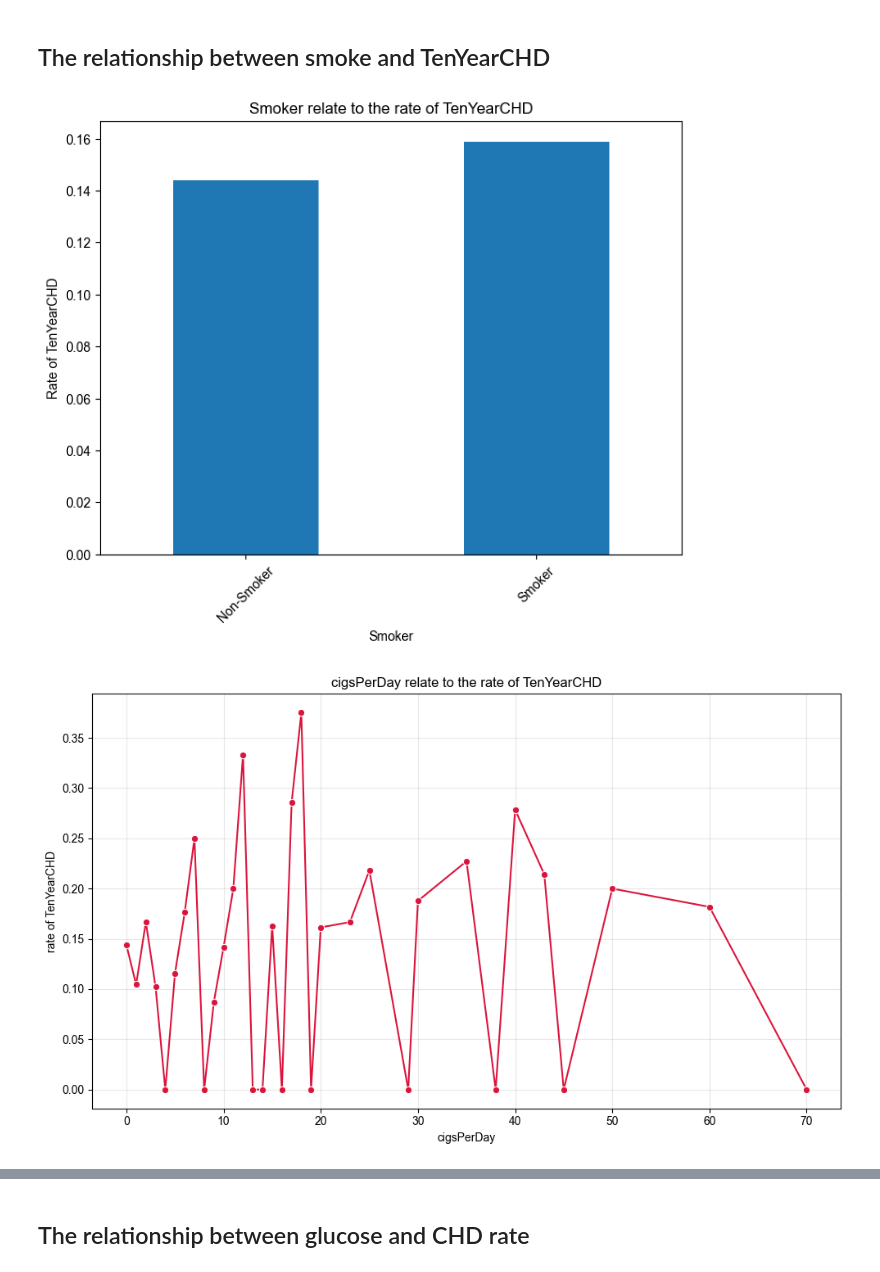
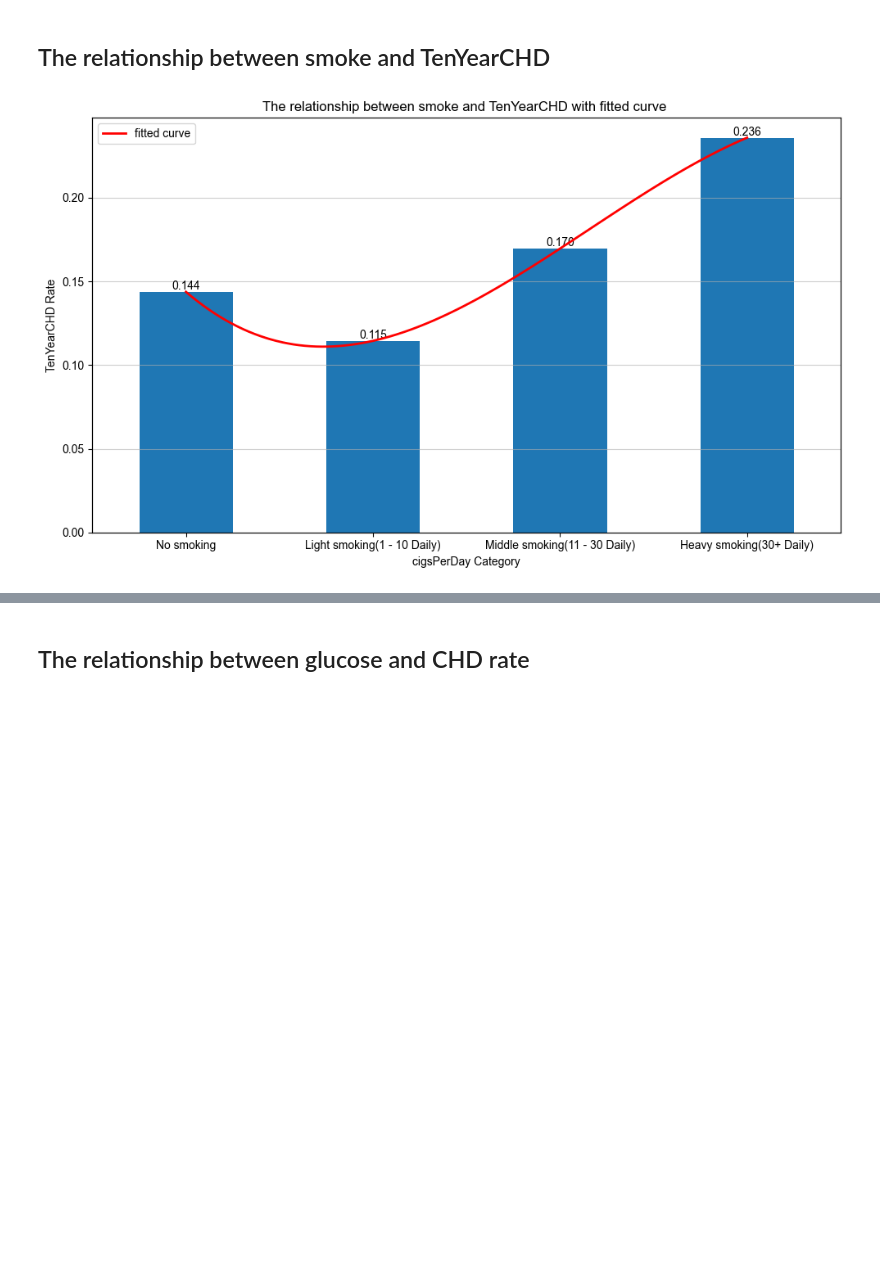
Before and after one commit to Yute-Tjr/CHD_data_analysis, a Jupyter notebook: CHD_data_analysis.ipynb, the cells around one changed output, grey strips where cells are left out. Saved outputs shown, nothing was run; the diff lists cells and outputs as text; code cells hidden in the pictures; blank space fills up the shorter version.

```diff
--- a/CHD_data_analysis.ipynb
+++ b/CHD_data_analysis.ipynb
@@ -782,30 +783,59 @@ Conclusion: From the result of output we can know, there is a positive relations
 # %% [markdown]
 ## The relationship between smoke and TenYearCHD
 # %%
+def categorize_smoking(cigs):
+    if cigs == 0:
+        return 'No smoking'
+    elif 1 <= cigs <= 10:
+        return 'Light smoking(1 - 10 Daily)'
+    elif 11 <= cigs <= 30:
+        return 'Middle smoking(11 - 30 Daily)'
+    else:
+        return 'Heavy smoking(30+ Daily)'
 
-smoker_chd = df_filled.groupby('currentSmoker')['TenYearCHD'].mean()
+df_filled['smoking_category'] = df_filled['cigsPerDay'].apply(categorize_smoking)
 
-plt.figure(figsize=(8, 6))
-smoker_chd.plot(kind='bar')
-plt.title('Smoker relate to the rate of TenYearCHD')
-plt.xlabel('Smoker')
-plt.xticks(rotation=45)
-plt.ylabel('Rate of TenYearCHD')
-plt.show()
-
-cigs_chd_prob = df_filled.groupby('cigsPerDay')['TenYearCHD'].mean().reset_index()
+smoking_chd_rate = df_filled.groupby('smoking_category')['TenYearCHD'].mean().reindex([
+    'No smoking',
+    'Light smoking(1 - 10 Daily)',
+    'Middle smoking(11 - 30 Daily)',
+    'Heavy smoking(30+ Daily)'
+])
 
 plt.figure(figsize=(10, 6))
-sns.lineplot(x='cigsPerDay', y='TenYearCHD', data=cigs_chd_prob, marker='o', color='crimson')
 
-plt.title('cigsPerDay relate to the rate of TenYearCHD')
-plt.xlabel('cigsPerDay')
-plt.ylabel('rate of TenYearCHD')
-plt.grid(alpha=0.3)
+
+ax = smoking_chd_rate.plot(kind='bar')
+
+x_anchors = range(len(smoking_chd_rate))
+y_anchors = smoking_chd_rate.values
+
+f = interp1d(x_anchors, y_anchors, kind='cubic')
+
+x_new = np.linspace(min(x_anchors), max(x_anchors), 100)
+y_new = f(x_new)
+
+ax2 = ax.twinx()
+ax2.plot(x_new, y_new, 'r-', linewidth=2, label='fitted curve')
+ax2.legend(loc='upper left')
+
+ax2.set_ylim(ax.get_ylim())
+
+for i, (category, rate) in enumerate(smoking_chd_rate.items()):
+    ax.annotate(f'{rate:.3f}',
+                (i, rate),
+                ha='center', va='bottom', fontsize=10)
+
+plt.title('The relationship between smoke and TenYearCHD with fitted curve ')
+ax.set_xlabel('cigsPerDay Category')
+ax.set_ylabel('TenYearCHD Rate')
+ax.set_xticklabels(ax.get_xticklabels(), rotation=0)
+ax.grid(axis='y', alpha=0.6)
+
+ax2.set_yticks([])
 
 plt.tight_layout()
 plt.show()
 # %% [output]
-[figure, old version]
+[figure, new version]
-[figure, removed]
 # %% [markdown]
```
Also changed, not shown: parts of 5 cells of this notebook.
